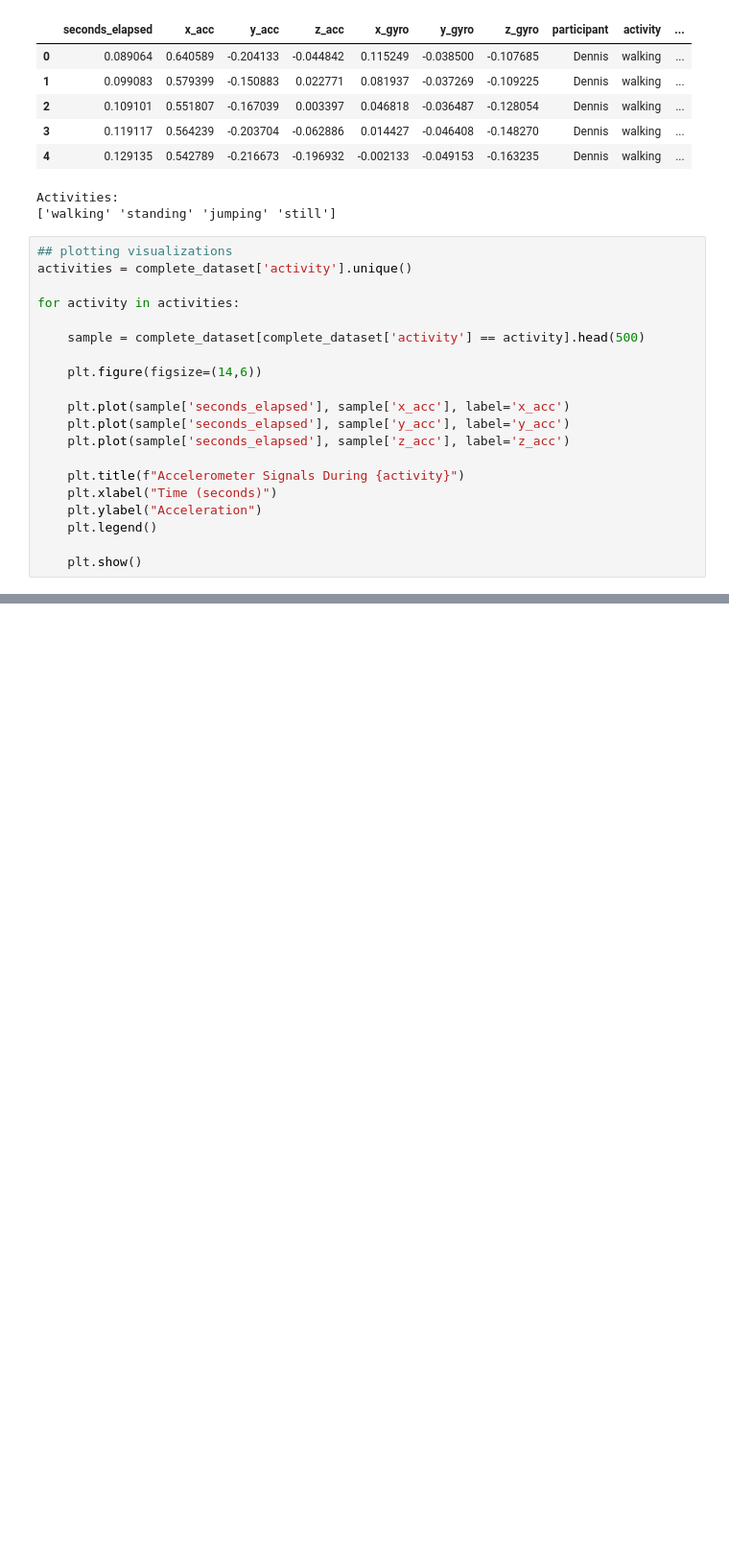
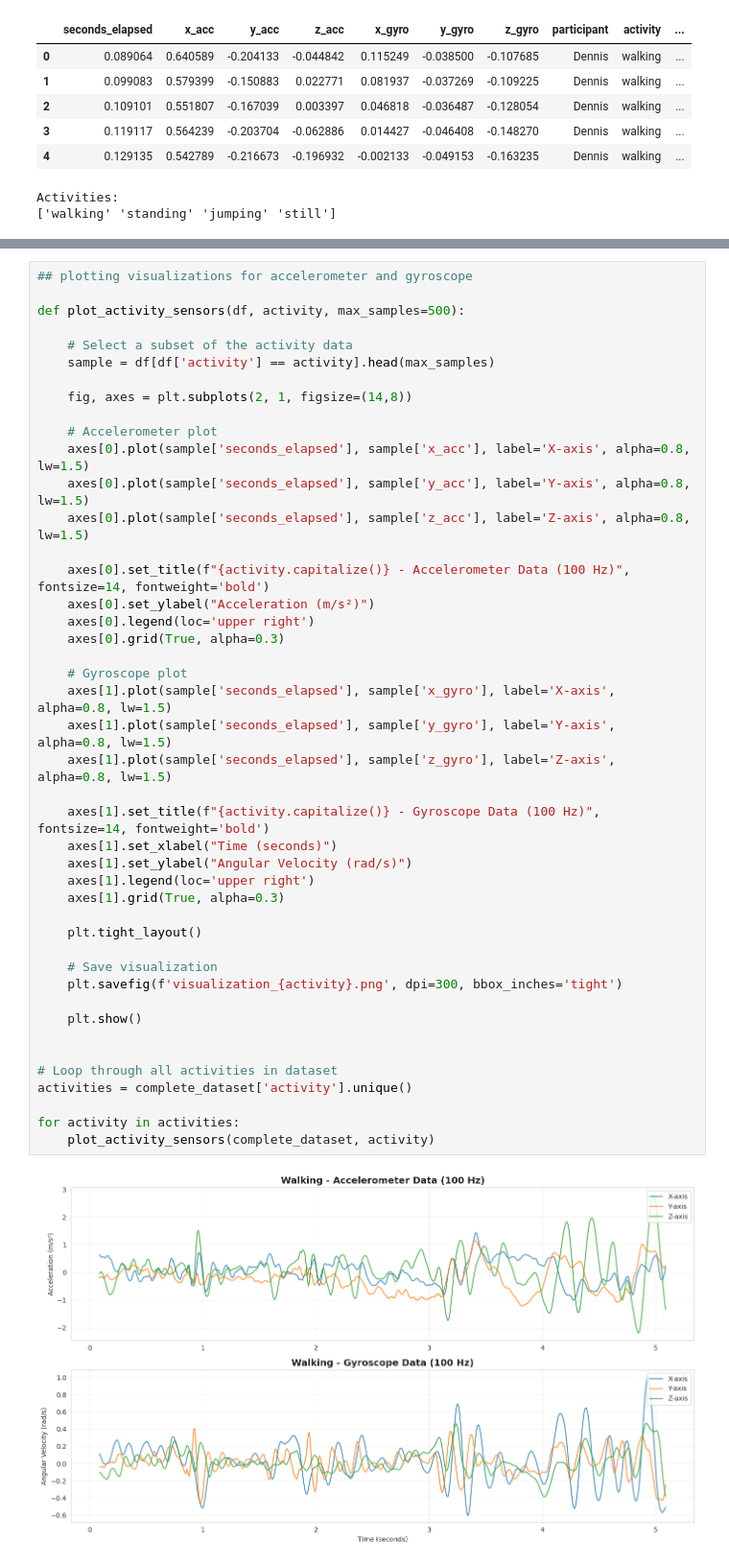
Before and after one commit to lemwaizz/formative2_G35, a Jupyter notebook: Formative_2.ipynb, the cells around one changed output, grey strips where cells are left out. Shown at 96% size. Drawn from its saved outputs; the diff is of its cells as text; blank space fills up the shorter version.

```diff
--- a/Formative_2.ipynb
+++ b/Formative_2.ipynb
@@ -262,23 +262,3 @@ First rows:
 | 4 | 0.129135 | 0.542789 | -0.216673 | -0.196932 | -0.002133 | -0.049153 | -0.163235 | Dennis | walking | ... |
 Activities:
 ['walking' 'standing' 'jumping' 'still']
-# %%
-## plotting visualizations
-activities = complete_dataset['activity'].unique()
-
-for activity in activities:
-
-    sample = complete_dataset[complete_dataset['activity'] == activity].head(500)
-
-    plt.figure(figsize=(14,6))
-
-    plt.plot(sample['seconds_elapsed'], sample['x_acc'], label='x_acc')
-    plt.plot(sample['seconds_elapsed'], sample['y_acc'], label='y_acc')
-    plt.plot(sample['seconds_elapsed'], sample['z_acc'], label='z_acc')
-
-    plt.title(f"Accelerometer Signals During {activity}")
-    plt.xlabel("Time (seconds)")
-    plt.ylabel("Acceleration")
-    plt.legend()
-
-    plt.show()
@@ -311,0 +265,46 @@ These features help capture movement intensity and frequency patterns.
+# %%
+## plotting visualizations for accelerometer and gyroscope
+
+def plot_activity_sensors(df, activity, max_samples=500):
+
+    # Select a subset of the activity data
+    sample = df[df['activity'] == activity].head(max_samples)
+
+    fig, axes = plt.subplots(2, 1, figsize=(14,8))
+
+    # Accelerometer plot
+    axes[0].plot(sample['seconds_elapsed'], sample['x_acc'], label='X-axis', alpha=0.8, lw=1.5)
+    axes[0].plot(sample['seconds_elapsed'], sample['y_acc'], label='Y-axis', alpha=0.8, lw=1.5)
+    axes[0].plot(sample['seconds_elapsed'], sample['z_acc'], label='Z-axis', alpha=0.8, lw=1.5)
+
+    axes[0].set_title(f"{activity.capitalize()} - Accelerometer Data (100 Hz)", fontsize=14, fontweight='bold')
+    axes[0].set_ylabel("Acceleration (m/s²)")
+    axes[0].legend(loc='upper right')
+    axes[0].grid(True, alpha=0.3)
+
+    # Gyroscope plot
+    axes[1].plot(sample['seconds_elapsed'], sample['x_gyro'], label='X-axis', alpha=0.8, lw=1.5)
+    axes[1].plot(sample['seconds_elapsed'], sample['y_gyro'], label='Y-axis', alpha=0.8, lw=1.5)
+    axes[1].plot(sample['seconds_elapsed'], sample['z_gyro'], label='Z-axis', alpha=0.8, lw=1.5)
+
+    axes[1].set_title(f"{activity.capitalize()} - Gyroscope Data (100 Hz)", fontsize=14, fontweight='bold')
+    axes[1].set_xlabel("Time (seconds)")
+    axes[1].set_ylabel("Angular Velocity (rad/s)")
+    axes[1].legend(loc='upper right')
+    axes[1].grid(True, alpha=0.3)
+
+    plt.tight_layout()
+
+    # Save visualization
+    plt.savefig(f'visualization_{activity}.png', dpi=300, bbox_inches='tight')
+
+    plt.show()
+
+
+# Loop through all activities in dataset
+activities = complete_dataset['activity'].unique()
+
+for activity in activities:
+    plot_activity_sensors(complete_dataset, activity)
+# %% [output]
+[figure, added]
```
Also changed, not shown: parts of 30 cells of this notebook.
